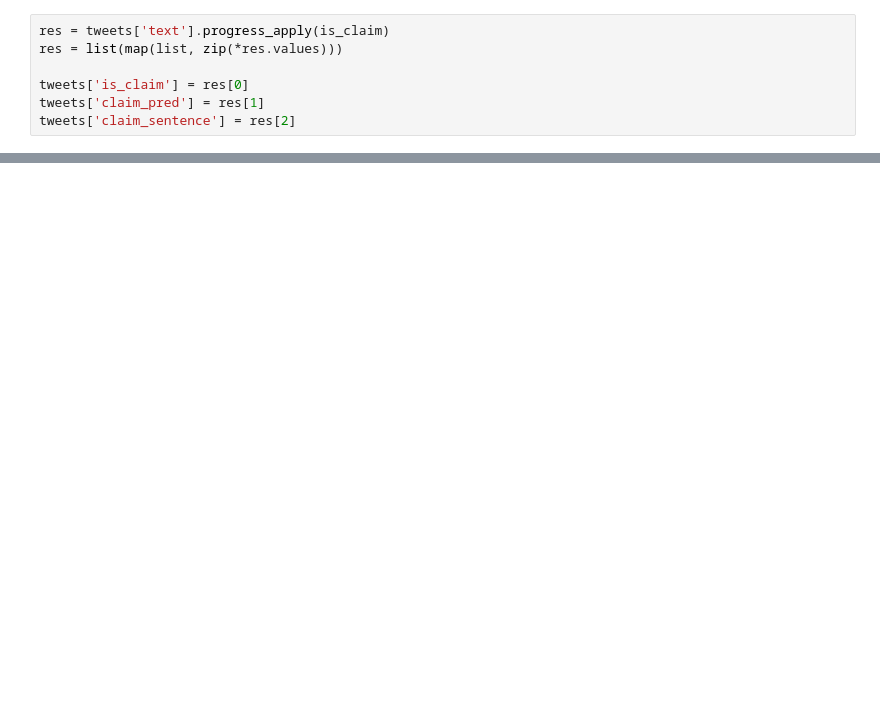
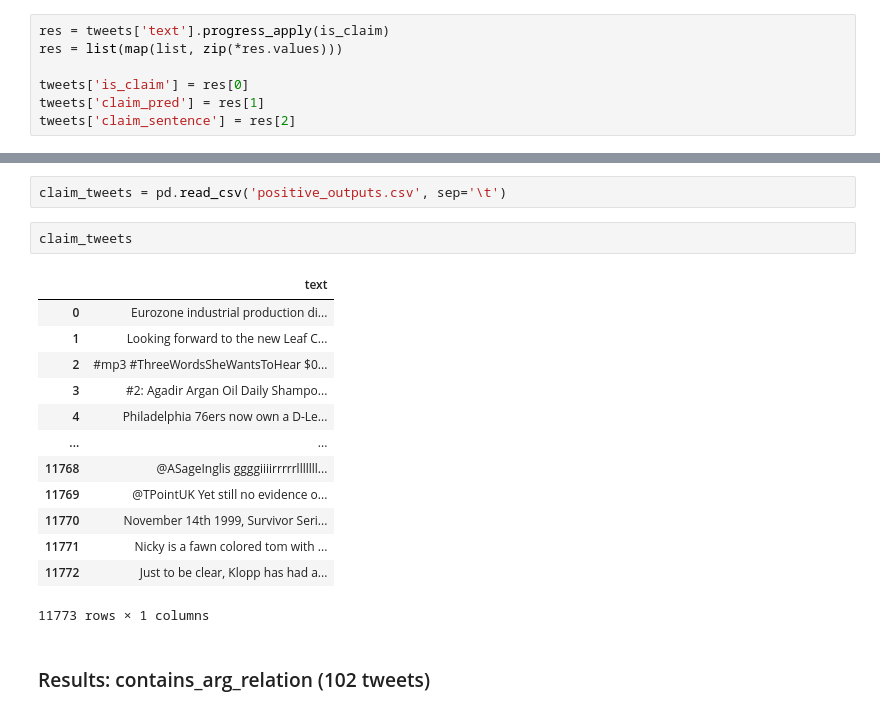
Before and after one commit to SalimHFX/scidiscourse_heuristics, a Jupyter notebook: cat1_sciclaim.ipynb, the cells around one changed output, grey strips where cells are left out. Saved outputs shown, nothing was run; the diff lists cells and outputs as text; blank space fills up the shorter version.

```diff
--- a/cat1_sciclaim.ipynb
+++ b/cat1_sciclaim.ipynb
@@ -109,0 +316,20 @@ Name: claim_sentence, Length: 280, dtype: object
+# %%
+claim_tweets = pd.read_csv('positive_outputs.csv', sep='\t')
+# %%
+claim_tweets
+# %% [output]
+|  | text |
+| 0 | Eurozone industrial production di... |
+| 1 | Looking forward to the new Leaf C... |
+| 2 | #mp3 #ThreeWordsSheWantsToHear $0... |
+| 3 | #2: Agadir Argan Oil Daily Shampo... |
+| 4 | Philadelphia 76ers now own a D-Le... |
+| ... | ... |
+| 11768 | @ASageInglis ggggiiiirrrrrlllllll... |
+| 11769 | @TPointUK Yet still no evidence o... |
+| 11770 | November 14th 1999, Survivor Seri... |
+| 11771 | Nicky is a fawn colored tom with ... |
+| 11772 | Just to be clear, Klopp has had a... |
+11773 rows × 1 columns
+# %% [markdown]
+### Results: contains_arg_relation (102 tweets)
```
Also changed, not shown: parts of 39 cells of this notebook, 12 other files.
